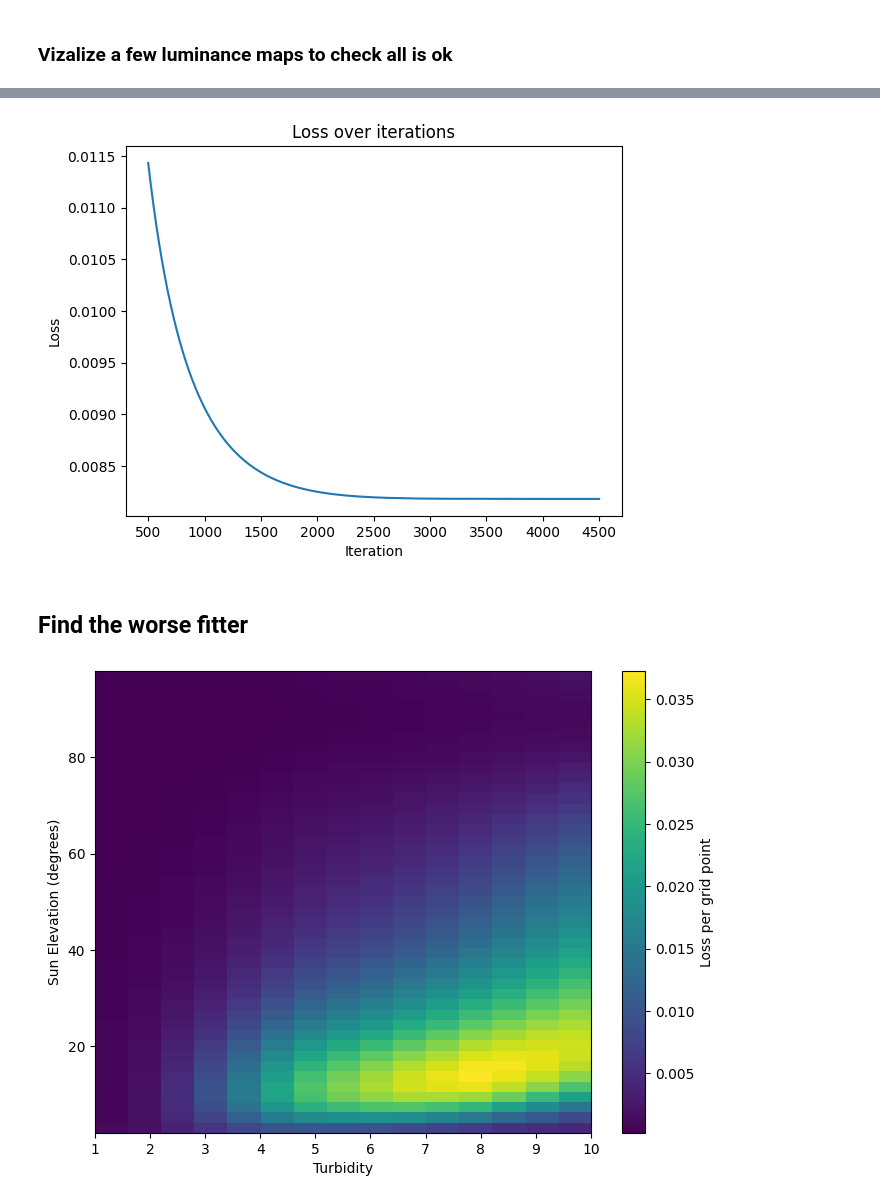
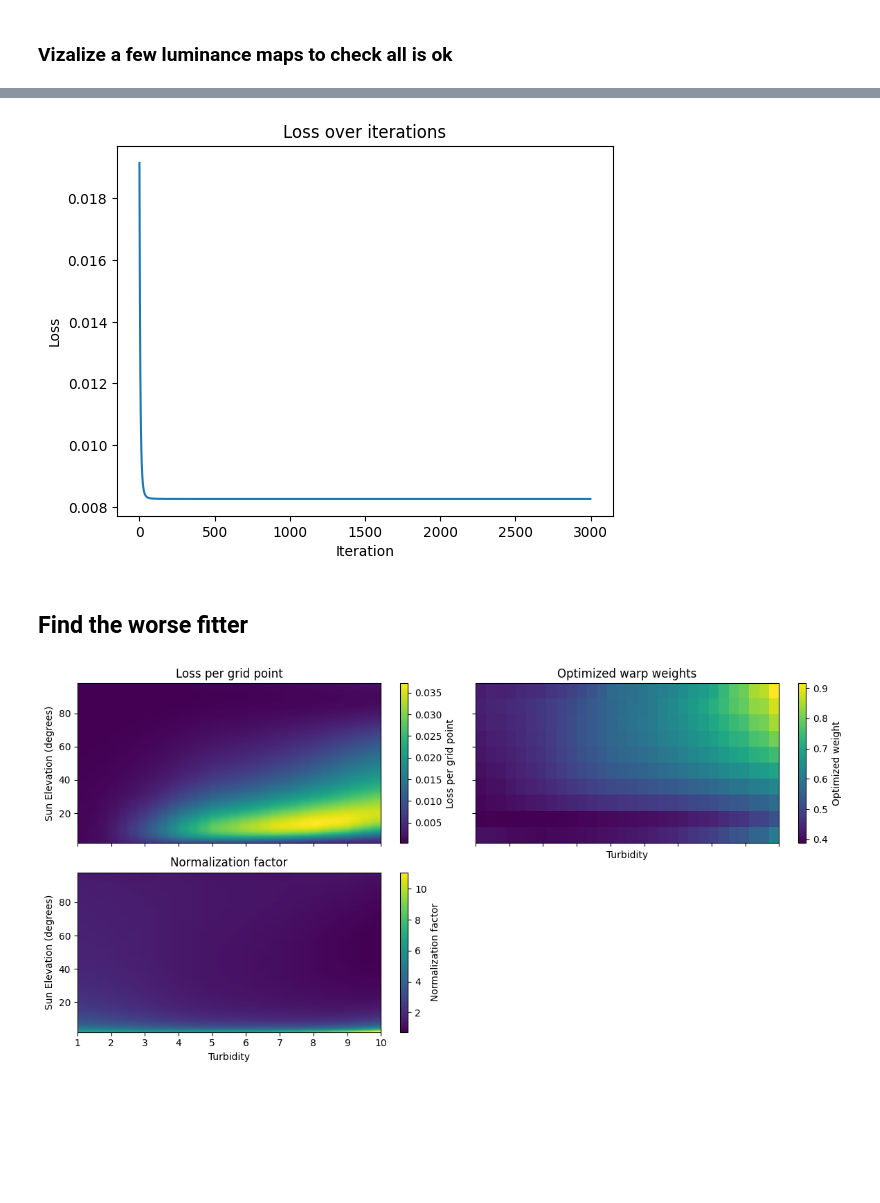
Before and after one commit to matttsss/mitsuba3, a Jupyter notebook: sampling_tests/warps.ipynb, the cells around one changed output, grey strips where cells are left out. Drawn from its saved outputs; the diff is of its cells as text; code cells hidden in the pictures; blank space fills up the shorter version.

```diff
--- a/sampling_tests/warps.ipynb
+++ b/sampling_tests/warps.ipynb
@@ -136,7 +136,7 @@ def init_optimization_vars(sky_rad_dataset, sky_params_dataset, turb_res=10, sun
     turbs = dr.linspace(mi.Float, 1.0, 10.0, turb_res)
     sun_etas = dr.linspace(mi.Float, dr.deg2rad(2.0), dr.deg2rad(98.0), sun_eta_res)
     turbs, sun_etas = dr.meshgrid(turbs, sun_etas)
-    tex_pos = mi.Point2f((turbs - 1) / 10, (dr.rad2deg(sun_etas) - 2) / (98-2))
+    tex_pos = mi.Point2f((turbs - 1) /(10 - 1), (dr.rad2deg(sun_etas) - 2) / (98-2))
 
     # Precompute sky radiance and parameters for each (turbidity, sun_eta) pair
     temp_sky_rad = dr.zeros(mi.Float, 3 * nb_grid_points)
@@ -172,8 +172,8 @@ def init_optimization_vars(sky_rad_dataset, sky_params_dataset, turb_res=10, sun
 # %%
 from vizsky_contrib import load_tensors
 
-TRAINING_TURB_RES = 15
-TRAINING_SUN_ETA_RES = 45
+TRAINING_TURB_RES = 30
+TRAINING_SUN_ETA_RES = 90
 
 sky_rad_dataset, sky_params_dataset = load_tensors('../../mitsuba3/resources/data/sunsky/output/sunsky_datasets.bin')
 
@@ -269,7 +269,7 @@ def compute_loss(tex_weights, tex_pos, sky_rad, sky_params, norm_factor, sun_dir
 ## Generate initial weights
 turb_res = 10
 sun_eta_res = 30
-weights = dr.ones(mi.TensorXf, (turb_res, sun_eta_res, 1)) * 0.2
+weights = dr.rng(42).normal(mi.TensorXf, shape=(turb_res, sun_eta_res, 1), loc=1, scale=0.2)
 tex_weights = mi.Texture2f(weights,
                            wrap_mode=dr.WrapMode.Clamp,
                            migrate=False)
@@ -280,7 +280,7 @@ opt[opt_key] = weights
 
 ## Optimize
 losses = []
-iterations = trange(4500, desc="Optimizing")
+iterations = trange(3000, desc="Optimizing")
 for it in iterations:
     opt[opt_key] = dr.maximum(1e-5, opt[opt_key])
     tex_weights.set_tensor(opt[opt_key])
@@ -298,7 +298,7 @@ for it in iterations:
 optimal_weights = opt[opt_key]
 
 plt.close()
-cutoff = 500
+cutoff = 0
 losses_to_plot = losses[cutoff:]
 plt.plot(np.arange(len(losses_to_plot)) + cutoff, losses_to_plot)
 plt.title('Loss over iterations')
@@ -306,20 +306,40 @@ plt.xlabel('Iteration')
 plt.ylabel('Loss')
 plt.show()
 # %% [output]
-[figure, old version]
+[figure, new version]
 # %% [markdown]
 ## Find the worse fitter
 # %%
 losses_per_point = compute_loss_per_gridpoint(
     tex_weights, tex_pos, sky_rad, sky_params, norm_factor, sun_dir, wi
 )
+losses_per_point = mi.TensorXf(losses_per_point, shape=(TRAINING_SUN_ETA_RES, TRAINING_TURB_RES))
 
-fig, ax = plt.subplots(figsize=(8,6))
-im = ax.imshow(mi.TensorXf(losses_per_point, shape=(TRAINING_SUN_ETA_RES, TRAINING_TURB_RES)).numpy(), origin='lower',
+fig, ax = plt.subplots(2, 2, figsize=(12,6), sharex=True, sharey=True)
+ax = ax.flatten()
+
+im = ax[0].imshow(losses_per_point, origin='lower',
                extent=[1.0, 10.0, 2.0, 98.0], aspect='auto')
-ax.set_xlabel('Turbidity')
-ax.set_ylabel('Sun Elevation (degrees)')
-fig.colorbar(im, ax=ax, label='Loss per grid point')
+ax[0].set_title('Loss per grid point')
+ax[0].set_ylabel('Sun Elevation (degrees)')
+fig.colorbar(im, ax=ax[0], label='Loss per grid point')
+
+im = ax[1].imshow(1/optimal_weights, origin='lower',
+               extent=[1.0, 10.0, 2.0, 98.0], aspect='auto')
+ax[1].set_title('Optimized warp weights')
+ax[1].set_xlabel('Turbidity')
+fig.colorbar(im, ax=ax[1], label='Optimized weight')
+
+norm_factor_tensor = mi.TensorXf(norm_factor, shape=(TRAINING_SUN_ETA_RES, TRAINING_TURB_RES))
+im = ax[2].imshow(norm_factor_tensor, origin='lower',
+               extent=[1.0, 10.0, 2.0, 98.0], aspect='auto')
+ax[2].set_title('Normalization factor')
+ax[2].set_xlabel('Turbidity')
+ax[2].set_ylabel('Sun Elevation (degrees)')
+fig.colorbar(im, ax=ax[2], label='Normalization factor')
+
+fig.delaxes(ax[3])
+fig.tight_layout()
 plt.show()
 # %% [output]
-[figure, old version]
+[figure, new version]
```
Also changed, not shown: parts of 1 cell of this notebook.
